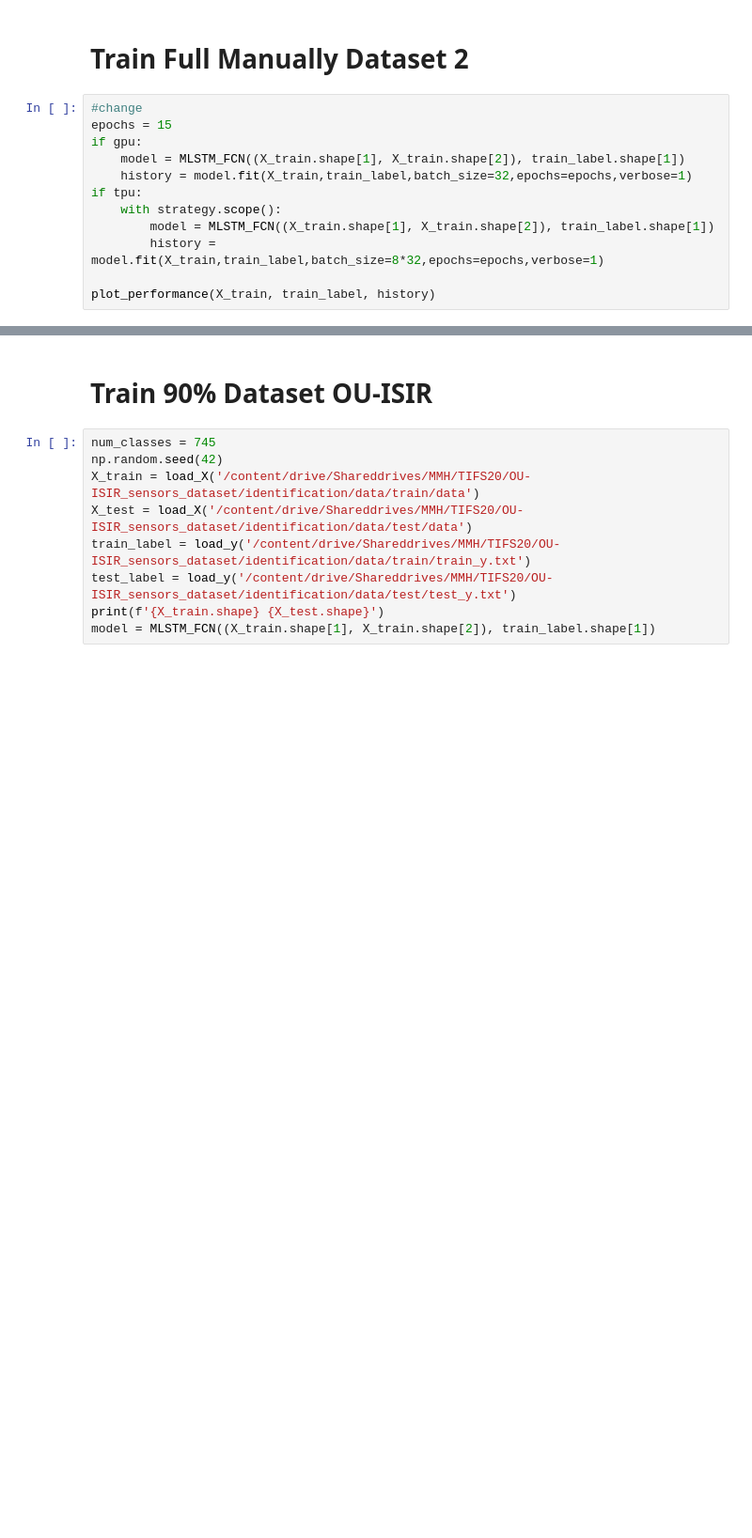
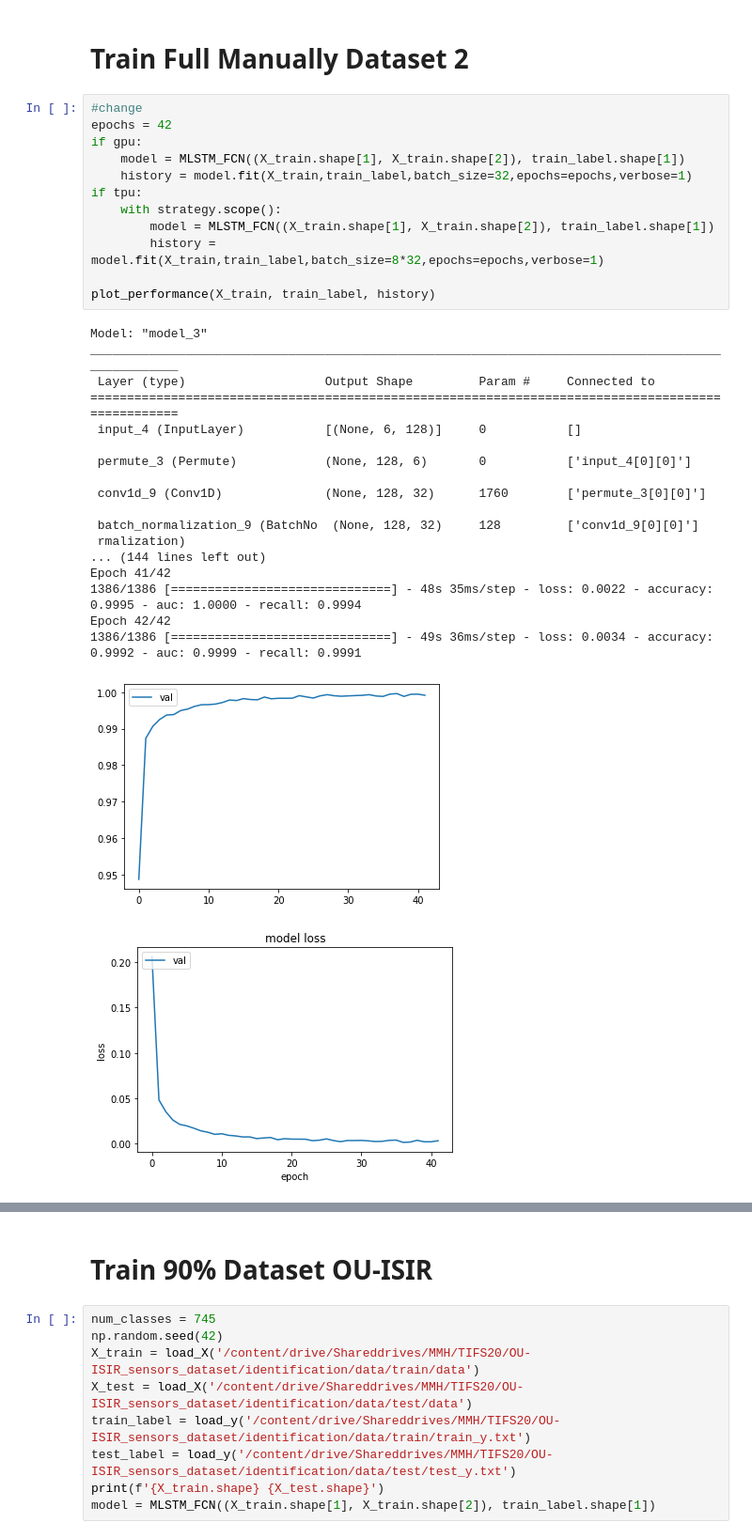
Before and after one commit to NahianAlindo/gait_recognition, a Jupyter notebook: Model_with_blocks_Bi_GRU.ipynb, the cells around one changed output, grey strips where cells are left out. Shown: that part at 94% size. Cells and saved outputs as stored; diff of their text form; blank space fills up the shorter version.

```diff
--- a/Model_with_blocks_Bi_GRU.ipynb
+++ b/Model_with_blocks_Bi_GRU.ipynb
@@ -418,15 +455,35 @@ get_test_performance(model, X_test, test_label)
 # Train Full Manually Dataset 2
 # %%
 #change
-epochs = 15
+epochs = 42
 if gpu:
     model = MLSTM_FCN((X_train.shape[1], X_train.shape[2]), train_label.shape[1])
     history = model.fit(X_train,train_label,batch_size=32,epochs=epochs,verbose=1)
 if tpu:
     with strategy.scope():
         model = MLSTM_FCN((X_train.shape[1], X_train.shape[2]), train_label.shape[1])
         history = model.fit(X_train,train_label,batch_size=8*32,epochs=epochs,verbose=1)
 
 plot_performance(X_train, train_label, history)
+# %% [output]
+Model: "model_3"
+__________________________________________________________________________________________________
+ Layer (type)                   Output Shape         Param #     Connected to
+==================================================================================================
+ input_4 (InputLayer)           [(None, 6, 128)]     0           []
+
+ permute_3 (Permute)            (None, 128, 6)       0           ['input_4[0][0]']
+
+ conv1d_9 (Conv1D)              (None, 128, 32)      1760        ['permute_3[0][0]']
+
+ batch_normalization_9 (BatchNo  (None, 128, 32)     128         ['conv1d_9[0][0]']
+ rmalization)
+... (144 lines left out)
+Epoch 41/42
+1386/1386 [==============================] - 48s 35ms/step - loss: 0.0022 - accuracy: 0.9995 - auc: 1.0000 - recall: 0.9994
+Epoch 42/42
+1386/1386 [==============================] - 49s 36ms/step - loss: 0.0034 - accuracy: 0.9992 - auc: 0.9999 - recall: 0.9991
+[figure, added]
+[figure, added]
 # %%
 get_test_performance(model, X_test, test_label)
```
Also changed, not shown: parts of 36 cells of this notebook, 1 other file.
